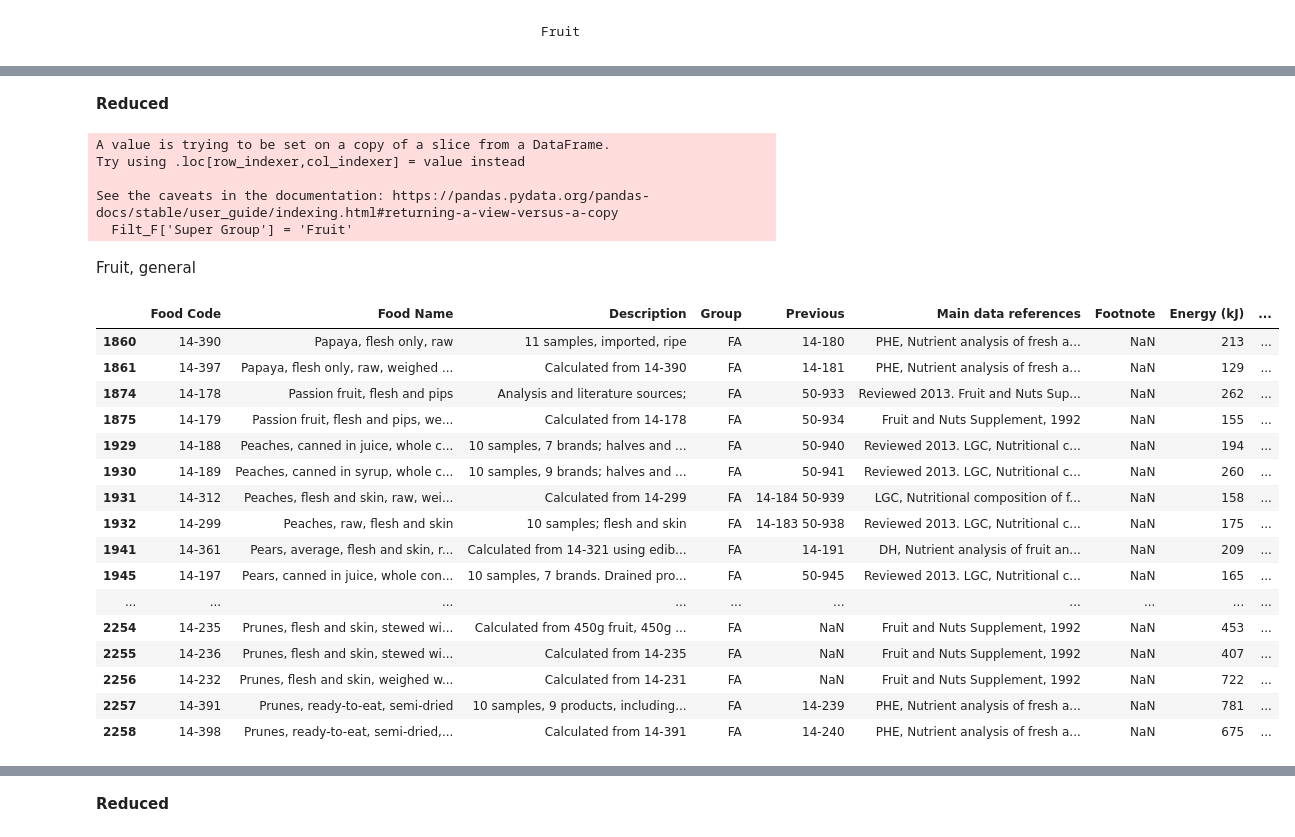
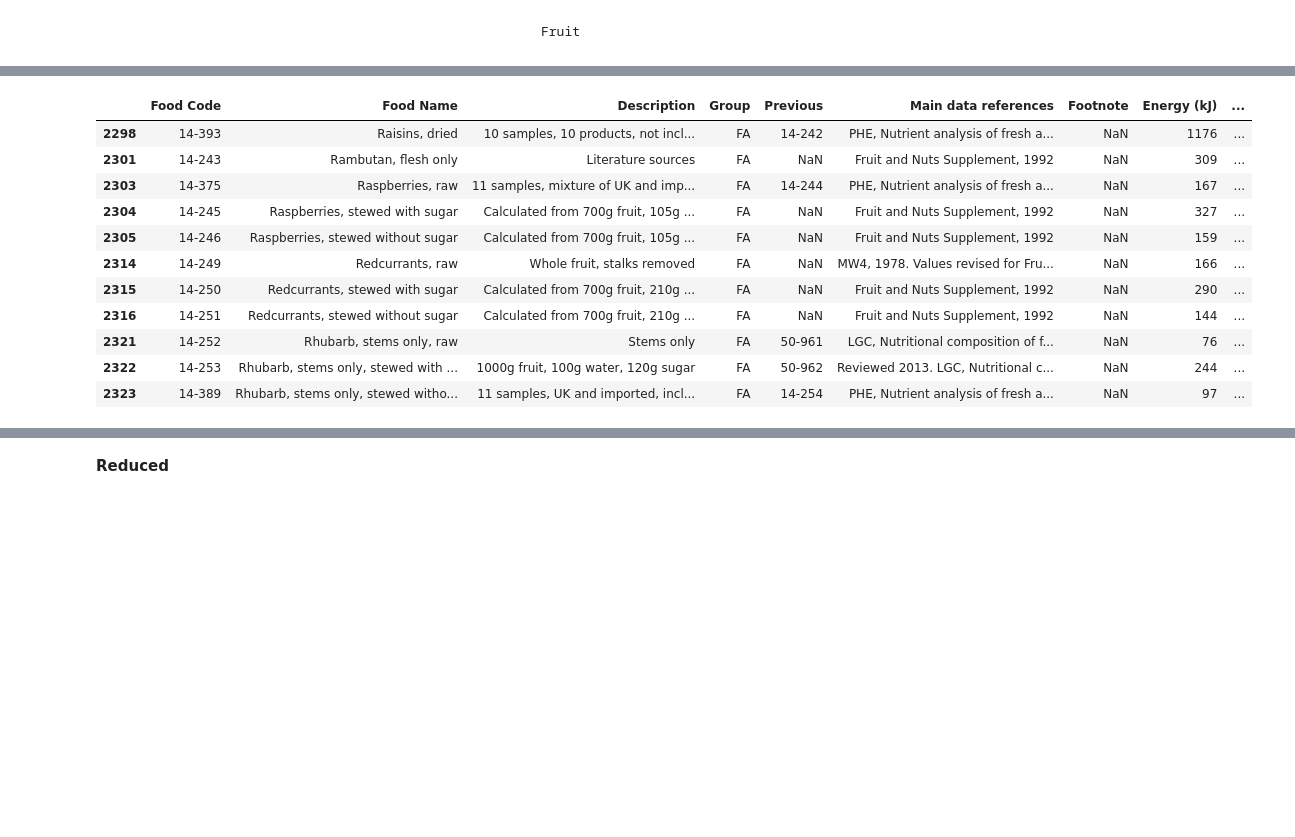
Before and after one commit to elliotkarikari/Product_Weight_Project, a Jupyter notebook: Jupter_notebooks/Reduction, Products that start with R.ipynb, the cells around one changed output, grey strips where cells are left out. Drawn from its saved outputs; the diff is of its cells as text; code cells hidden in the pictures; blank space fills up the shorter version.

```diff
--- a/Jupter_notebooks/Reduction, Products that start with R.ipynb
+++ b/Jupter_notebooks/Reduction, Products that start with R.ipynb
@@ -659,2 +333,0 @@ F
-# %% [markdown]
-**Reduced**
@@ -663,34 +334,19 @@ Filt_F = F[F['Food Name'] == 'Pears, average, raw, flesh only']
-# %%
-Filt_F['Super Group'] = 'Fruit'
-# %% [output]
-A value is trying to be set on a copy of a slice from a DataFrame.
-Try using .loc[row_indexer,col_indexer] = value instead
-
-See the caveats in the documentation: https://pandas.pydata.org/pandas-docs/stable/user_guide/indexing.html#returning-a-view-versus-a-copy
-  Filt_F['Super Group'] = 'Fruit'
-# %% [markdown]
-Fruit, general
 # %%
-FA = Prod_P.loc[Prod_P['Group']== 'FA']
+FA = Prod_R.loc[Prod_R['Group']== 'FA']
 FA
 # %% [output]
 |  | Food Code | Food Name | Description | Group | Previous | Main data references | Footnote | Energy (kJ) | ... |
-| 1860 | 14-390 | Papaya, flesh only, raw | 11 samples, imported, ripe | FA | 14-180 | PHE, Nutrient analysis of fresh a... | NaN | 213 | ... |
-| 1861 | 14-397 | Papaya, flesh only, raw, weighed ... | Calculated from 14-390 | FA | 14-181 | PHE, Nutrient analysis of fresh a... | NaN | 129 | ... |
-| 1874 | 14-178 | Passion fruit, flesh and pips | Analysis and literature sources; | FA | 50-933 | Reviewed 2013. Fruit and Nuts Sup... | NaN | 262 | ... |
-| 1875 | 14-179 | Passion fruit, flesh and pips, we... | Calculated from 14-178 | FA | 50-934 | Fruit and Nuts Supplement, 1992 | NaN | 155 | ... |
-| 1929 | 14-188 | Peaches, canned in juice, whole c... | 10 samples, 7 brands; halves and ... | FA | 50-940 | Reviewed 2013. LGC, Nutritional c... | NaN | 194 | ... |
-| 1930 | 14-189 | Peaches, canned in syrup, whole c... | 10 samples, 9 brands; halves and ... | FA | 50-941 | Reviewed 2013. LGC, Nutritional c... | NaN | 260 | ... |
-| 1931 | 14-312 | Peaches, flesh and skin, raw, wei... | Calculated from 14-299 | FA | 14-184 50-939 | LGC, Nutritional composition of f... | NaN | 158 | ... |
-| 1932 | 14-299 | Peaches, raw, flesh and skin | 10 samples; flesh and skin | FA | 14-183 50-938 | Reviewed 2013. LGC, Nutritional c... | NaN | 175 | ... |
-| 1941 | 14-361 | Pears, average, flesh and skin, r... | Calculated from 14-321 using edib... | FA | 14-191 | DH, Nutrient analysis of fruit an... | NaN | 209 | ... |
-| 1945 | 14-197 | Pears, canned in juice, whole con... | 10 samples, 7 brands. Drained pro... | FA | 50-945 | Reviewed 2013. LGC, Nutritional c... | NaN | 165 | ... |
-| ... | ... | ... | ... | ... | ... | ... | ... | ... | ... |
-| 2254 | 14-235 | Prunes, flesh and skin, stewed wi... | Calculated from 450g fruit, 450g ... | FA | NaN | Fruit and Nuts Supplement, 1992 | NaN | 453 | ... |
-| 2255 | 14-236 | Prunes, flesh and skin, stewed wi... | Calculated from 14-235 | FA | NaN | Fruit and Nuts Supplement, 1992 | NaN | 407 | ... |
-| 2256 | 14-232 | Prunes, flesh and skin, weighed w... | Calculated from 14-231 | FA | NaN | Fruit and Nuts Supplement, 1992 | NaN | 722 | ... |
-| 2257 | 14-391 | Prunes, ready-to-eat, semi-dried | 10 samples, 9 products, including... | FA | 14-239 | PHE, Nutrient analysis of fresh a... | NaN | 781 | ... |
-| 2258 | 14-398 | Prunes, ready-to-eat, semi-dried,... | Calculated from 14-391 | FA | 14-240 | PHE, Nutrient analysis of fresh a... | NaN | 675 | ... |
+| 2298 | 14-393 | Raisins, dried | 10 samples, 10 products, not incl... | FA | 14-242 | PHE, Nutrient analysis of fresh a... | NaN | 1176 | ... |
+| 2301 | 14-243 | Rambutan, flesh only | Literature sources | FA | NaN | Fruit and Nuts Supplement, 1992 | NaN | 309 | ... |
+| 2303 | 14-375 | Raspberries, raw | 11 samples, mixture of UK and imp... | FA | 14-244 | PHE, Nutrient analysis of fresh a... | NaN | 167 | ... |
+| 2304 | 14-245 | Raspberries, stewed with sugar | Calculated from 700g fruit, 105g ... | FA | NaN | Fruit and Nuts Supplement, 1992 | NaN | 327 | ... |
+| 2305 | 14-246 | Raspberries, stewed without sugar | Calculated from 700g fruit, 105g ... | FA | NaN | Fruit and Nuts Supplement, 1992 | NaN | 159 | ... |
+| 2314 | 14-249 | Redcurrants, raw | Whole fruit, stalks removed | FA | NaN | MW4, 1978. Values revised for Fru... | NaN | 166 | ... |
+| 2315 | 14-250 | Redcurrants, stewed with sugar | Calculated from 700g fruit, 210g ... | FA | NaN | Fruit and Nuts Supplement, 1992 | NaN | 290 | ... |
+| 2316 | 14-251 | Redcurrants, stewed without sugar | Calculated from 700g fruit, 210g ... | FA | NaN | Fruit and Nuts Supplement, 1992 | NaN | 144 | ... |
+| 2321 | 14-252 | Rhubarb, stems only, raw | Stems only | FA | 50-961 | LGC, Nutritional composition of f... | NaN | 76 | ... |
+| 2322 | 14-253 | Rhubarb, stems only, stewed with ... | 1000g fruit, 100g water, 120g sugar | FA | 50-962 | Reviewed 2013. LGC, Nutritional c... | NaN | 244 | ... |
+| 2323 | 14-389 | Rhubarb, stems only, stewed witho... | 11 samples, UK and imported, incl... | FA | 14-254 | PHE, Nutrient analysis of fresh a... | NaN | 97 | ... |
 # %%
 FA['Food Name'].unique()
 # %% [output]
```
Also changed, not shown: parts of 173 cells of this notebook.
